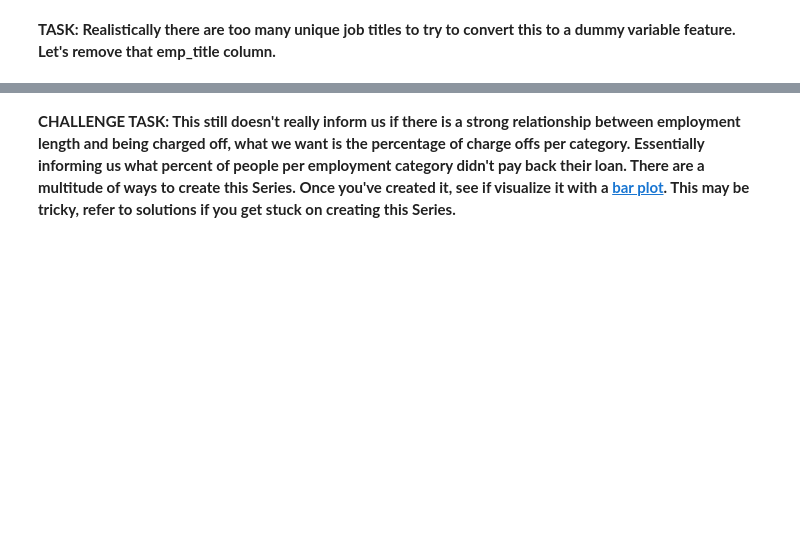
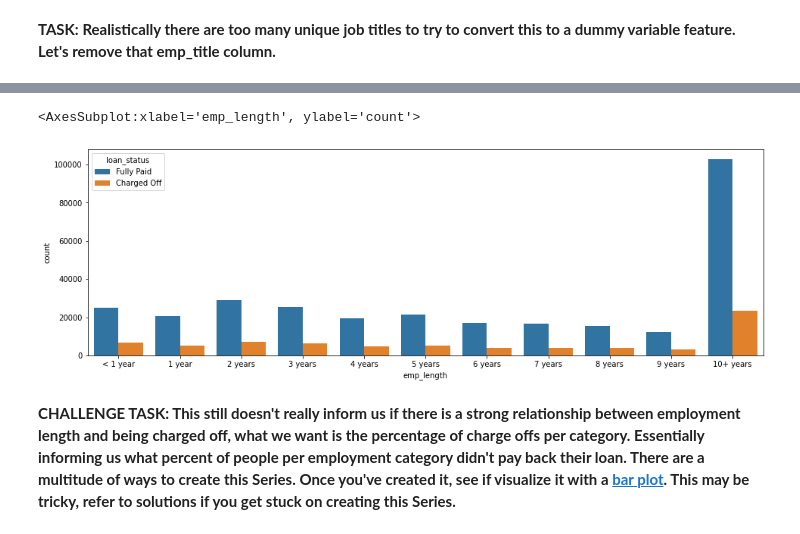
Before and after one commit to sathishkumar118/EDA-with-Lending-club-dataset, a Jupyter notebook: own_experimentation.ipynb, the cells around one changed output, grey strips where cells are left out. Saved outputs shown, nothing was run; the diff lists cells and outputs as text; code cells hidden in the pictures; blank space fills up the shorter version.

```diff
--- a/own_experimentation.ipynb
+++ b/own_experimentation.ipynb
@@ -449,2 +389,8 @@ df.corrwith(df.loan_repaid).drop('loan_repaid').sort_values().plot(kind = 'bar')
+# %%
+fig,ax = plt.subplots(figsize = (16,5))
+sns.countplot(data = df.sort_values(by = 'emp_length'), x = 'emp_length', hue = 'loan_status')
+# %% [output]
+<AxesSubplot:xlabel='emp_length', ylabel='count'>
+[figure, added]
 # %% [markdown]
 **CHALLENGE TASK: This still doesn't really inform us if there is a strong relationship between employment length and being charged off, what we want is the percentage of charge offs per category. Essentially informing us what percent of people per employment category didn't pay back their loan. There are a multitude of ways to create this Series. Once you've created it, see if visualize it with a [bar plot](https://pandas.pydata.org/pandas-docs/version/0.23.4/generated/pandas.DataFrame.plot.html). This may be tricky, refer to solutions if you get stuck on creating this Series.**
```
Also changed, not shown: parts of 50 cells of this notebook.
